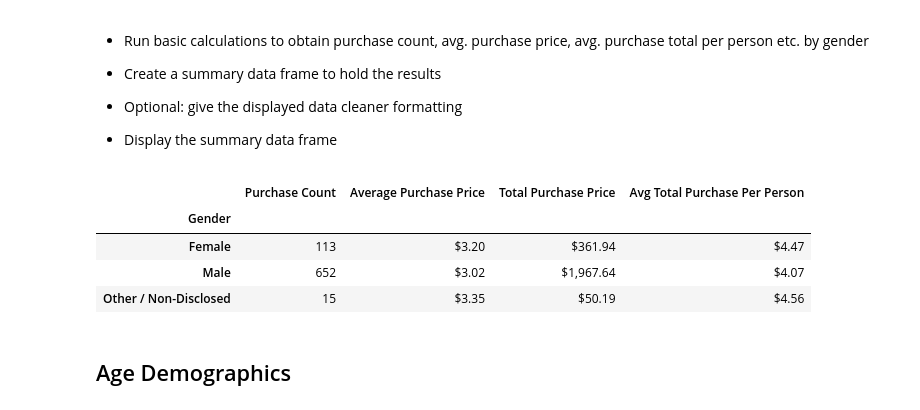
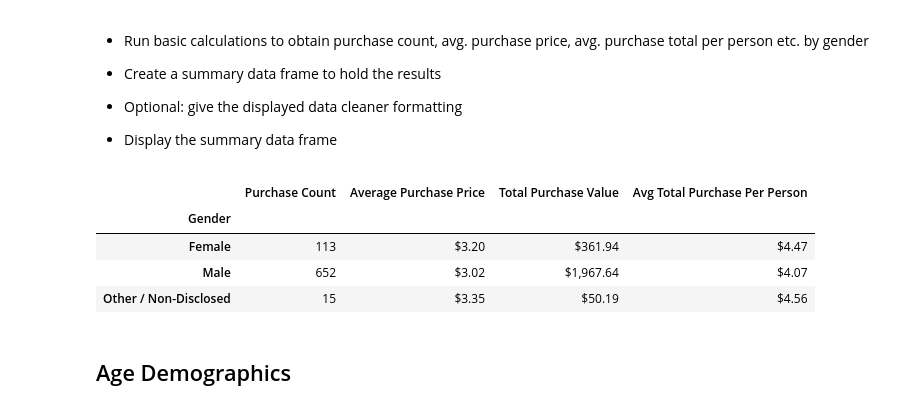
Before and after one commit to AEaker/pandas-challenge, a Jupyter notebook: HeroesOfPymoli/HeroesOfPymoli_starter.ipynb, the cells around one changed output. Cells and saved outputs as stored; diff of their text form; code cells hidden in the pictures.

```diff
--- a/HeroesOfPymoli/HeroesOfPymoli_starter.ipynb
+++ b/HeroesOfPymoli/HeroesOfPymoli_starter.ipynb
@@ -97,17 +97,24 @@ GenderDemo
 
 * Display the summary data frame
 # %%
+#Get Purchase Count, Average Purchase Price, Total Purchase Price
 GenderPurchase = purchase_data.groupby("Gender").agg({"SN": ["count"], "Price": ["mean", "sum"]})
-GenderPurchase.columns = ["Purchase Count", "Average Purchase Price", "Total Purchase Price"]
+#Rename columns
+GenderPurchase.columns = ["Purchase Count", "Average Purchase Price", "Total Purchase Value"]
+#Drop dups for Total Purch PER PERSON
 NoDups = purchase_data.drop_duplicates(subset="SN", keep = "first")
 NoDups = NoDups["Gender"].value_counts()
+#Get Total by gender
 TotalPur = purchase_data.groupby("Gender")["Price"].sum()
+#equation
 ATP = TotalPur/NoDups
+#add to DF
 GenderPurchase["Avg Total Purchase Per Person"] = ATP
-GenderPurchase = GenderPurchase.style.format({"Average Purchase Price": "${:.2f}", "Total Purchase Price": "${:,.2f}", "Avg Total Purchase Per Person":"${:,.2f}"})
+#Format
+GenderPurchase = GenderPurchase.style.format({"Average Purchase Price": "${:.2f}", "Total Purchase Value": "${:,.2f}", "Avg Total Purchase Per Person":"${:,.2f}"})
 GenderPurchase
 # %% [output]
-|  | Purchase Count | Average Purchase Price | Total Purchase Price | Avg Total Purchase Per Person |
+|  | Purchase Count | Average Purchase Price | Total Purchase Value | Avg Total Purchase Per Person |
 | Gender |  |  |  |  |
 | Female | 113 | $3.20 | $361.94 | $4.47 |
 | Male | 652 | $3.02 | $1,967.64 | $4.07 |
```
Also changed, not shown: parts of 7 cells of this notebook, 1 other file.
